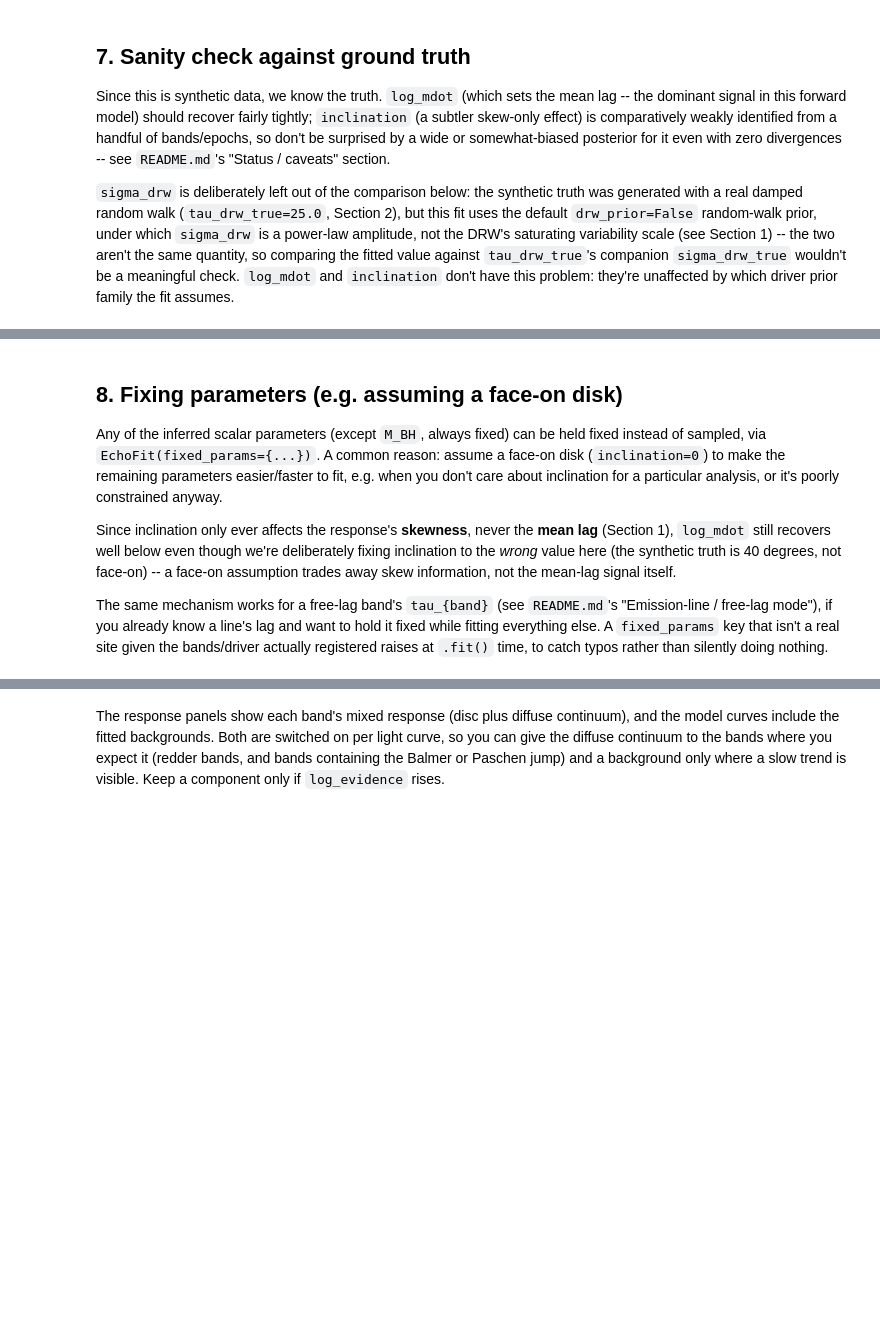
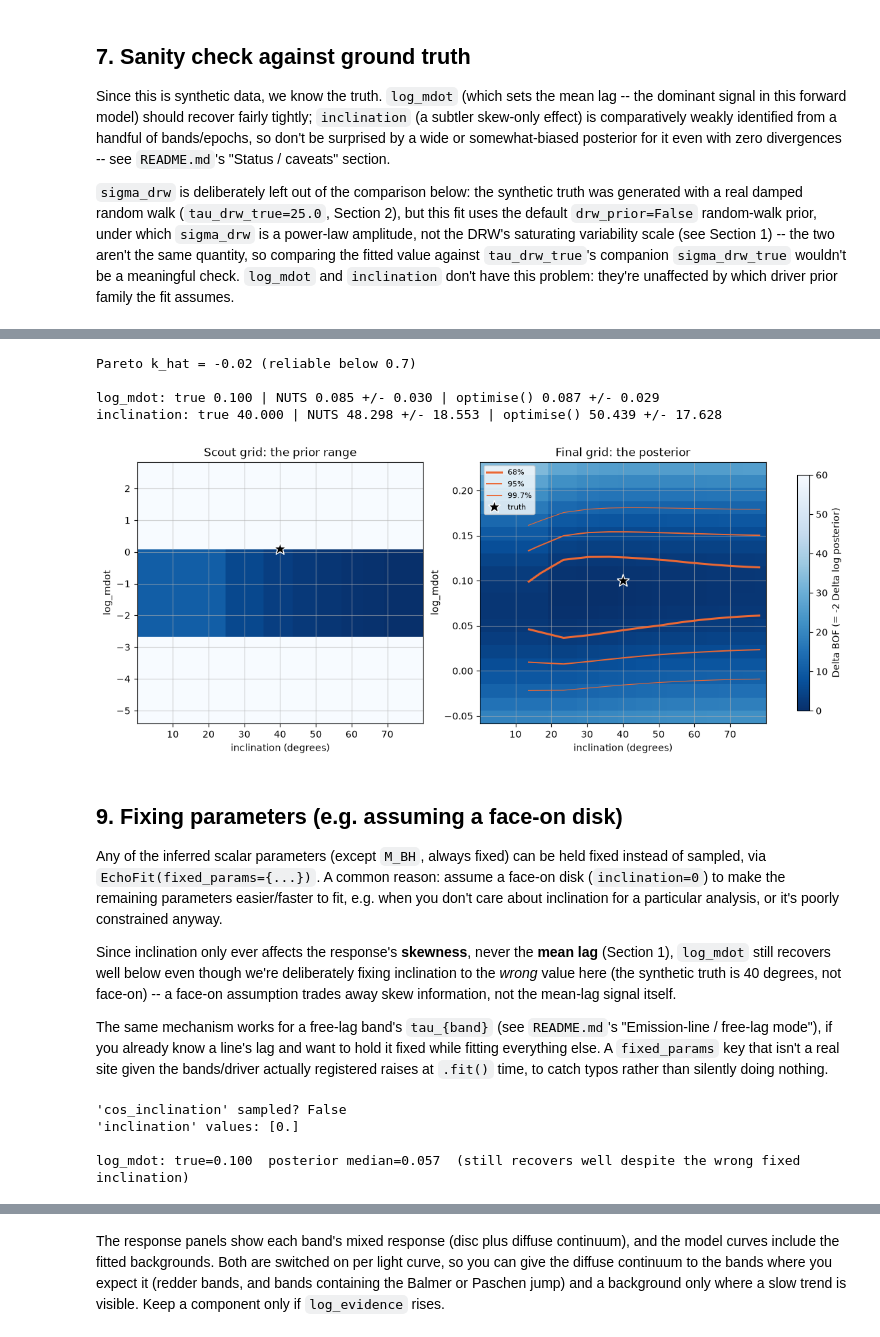
Before and after one commit to drds1/pycream2, a Jupyter notebook: notebooks/demo.ipynb, the cells around one changed output, grey strips where cells are left out. Drawn from its saved outputs; the diff is of its cells as text; code cells hidden in the pictures; blank space fills up the shorter version.

```diff
--- a/notebooks/demo.ipynb
+++ b/notebooks/demo.ipynb
@@ -317,7 +365,27 @@ inclination: true=40.000  posterior median=49.672  [30.028, 69.815]
+# %%
+ef_direct = EchoFit(M_BH=M_BH_TRUE)
+for name, d in data["bands"].items():
+    ef_direct.add_lightcurve(name, wavelength=d["wavelength"], t=d["t"], y=d["y"], yerr=d["yerr"])
+ef_direct.build_grid(n_freq=25, n_tau=150, period_max=PERIOD_MAX)
+
+ef_direct.optimise()   # nested Laplace; optimise(method="laplace") for the single-Gaussian solve
+print(f"Pareto k_hat = {ef_direct.nested_laplace_result['k_hat']:.2f} (reliable below 0.7)\n")
+for name in ["log_mdot", "inclination"]:
+    nuts, direct = ef.samples[name], ef_direct.samples[name]
+    print(f"{name}: true {truth[name]:.3f} | NUTS {nuts.mean():.3f} +/- {nuts.std():.3f} | "
+          f"optimise() {direct.mean():.3f} +/- {direct.std():.3f}")
+
+ef_direct.plot_landscape(truth=truth);
+# %% [output]
+Pareto k_hat = -0.02 (reliable below 0.7)
+
+log_mdot: true 0.100 | NUTS 0.085 +/- 0.030 | optimise() 0.087 +/- 0.029
+inclination: true 40.000 | NUTS 48.298 +/- 18.553 | optimise() 50.439 +/- 17.628
+[figure, added]
 # %% [markdown]
 <a id="fixed-params"></a>
 
-## 8. Fixing parameters (e.g. assuming a face-on disk)
+## 9. Fixing parameters (e.g. assuming a face-on disk)
 
 Any of the inferred scalar parameters (except `M_BH`, always fixed) can be
 held fixed instead of sampled, via `EchoFit(fixed_params={...})`. A common
@@ -342,7 +410,7 @@ ef_faceon = EchoFit(M_BH=M_BH_TRUE, fixed_params={"inclination": 0.0})
 
 for name, d in data["bands"].items():
     ef_faceon.add_lightcurve(name, wavelength=d["wavelength"], t=d["t"], y=d["y"], yerr=d["yerr"])
-ef_faceon.build_grid(n_freq=25, n_tau=150)
+ef_faceon.build_grid(n_freq=25, n_tau=150, period_max=PERIOD_MAX)
 
 ef_faceon.fit(rng_seed=0, num_warmup=400, num_samples=400, num_chains=1, progress_bar=False)
 
@@ -352,6 +420,11 @@ print("'inclination' values:", np.unique(ef_faceon.samples["inclination"]))  # c
 print(f"\nlog_mdot: true={truth['log_mdot']:.3f}  "
       f"posterior median={np.median(ef_faceon.samples['log_mdot']):.3f}  "
       f"(still recovers well despite the wrong fixed inclination)")
+# %% [output]
+'cos_inclination' sampled? False
+'inclination' values: [0.]
+
+log_mdot: true=0.100  posterior median=0.057  (still recovers well despite the wrong fixed inclination)
 # %% [markdown]
 <a id="error-model"></a>
 
```
Also changed, not shown: parts of 32 cells of this notebook, 23 other files.
